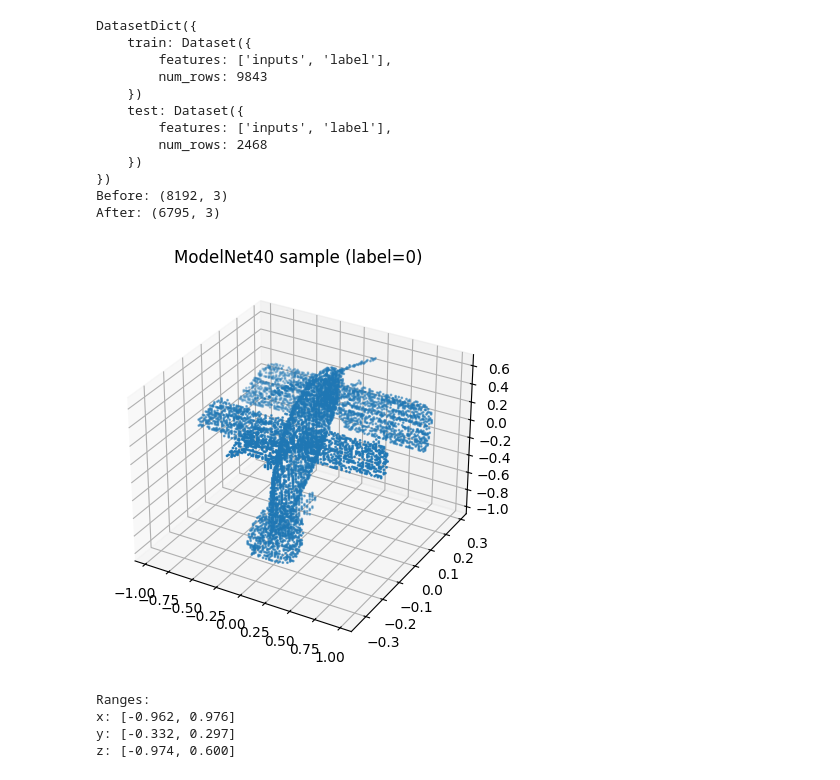
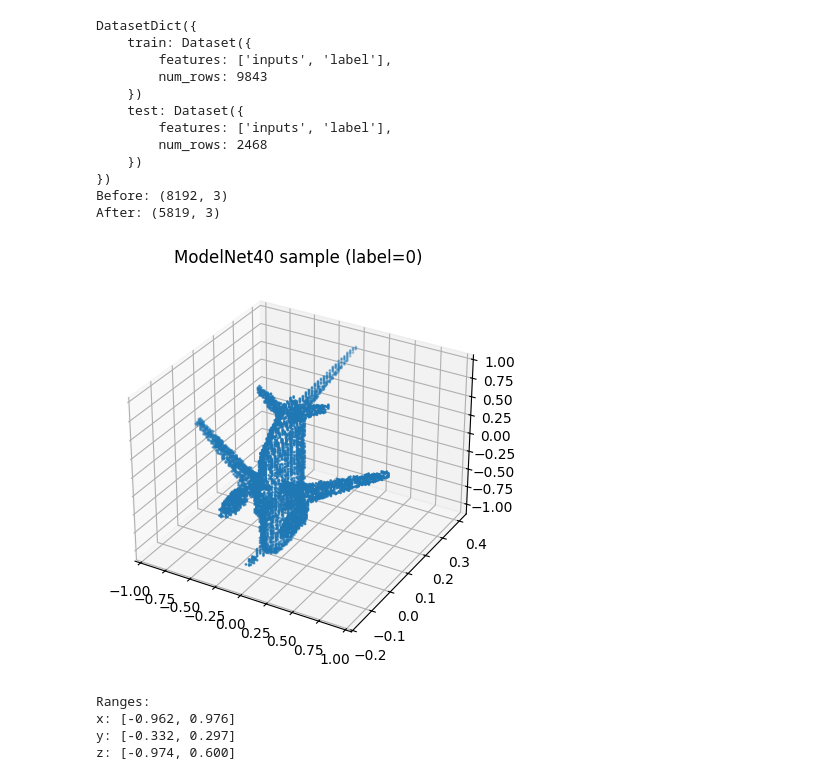
Before and after one commit to marawangamal/ptn, a Jupyter notebook: scripts/scratch.ipynb, the cells around one changed output. Saved outputs shown, nothing was run; the diff lists cells and outputs as text; code cells hidden in the pictures.

```diff
--- a/scripts/scratch.ipynb
+++ b/scripts/scratch.ipynb
@@ -8,36 +8,36 @@ ds = load_dataset("jxie/modelnet40")  # has train/test splits in parquet
 print(ds)
 
 # 2) Grab a point cloud and label
-ex = ds["train"][0]
+ex = ds["train"][200]
 pts = np.array(ex["inputs"], dtype=np.float32)   # shape ~ (2048, 3)
 label = ex["label"]
 
 pts = invdisc(disc(torch.from_numpy(pts))).numpy()
 # remove duplicates
 print(f"Before: {pts.shape}")
 pts = np.unique(pts, axis=0)
 print(f"After: {pts.shape}")
 
 # 3) Quick scatter viz
 fig = plt.figure(figsize=(5,5))
 ax = fig.add_subplot(111, projection="3d")
 ax.scatter(pts[:,0], pts[:,1], pts[:,2], s=1)
 ax.set_title(f"ModelNet40 sample (label={label})")
 plt.show()
 # %% [output]
 DatasetDict({
     train: Dataset({
         features: ['inputs', 'label'],
         num_rows: 9843
     })
     test: Dataset({
         features: ['inputs', 'label'],
         num_rows: 2468
     })
 })
 Before: (8192, 3)
-After: (6795, 3)
+After: (5819, 3)
-[figure, old version]
+[figure, new version]
 # %%
 from datasets import load_dataset
 import numpy as np
```
Also changed, not shown: 1 other file.
